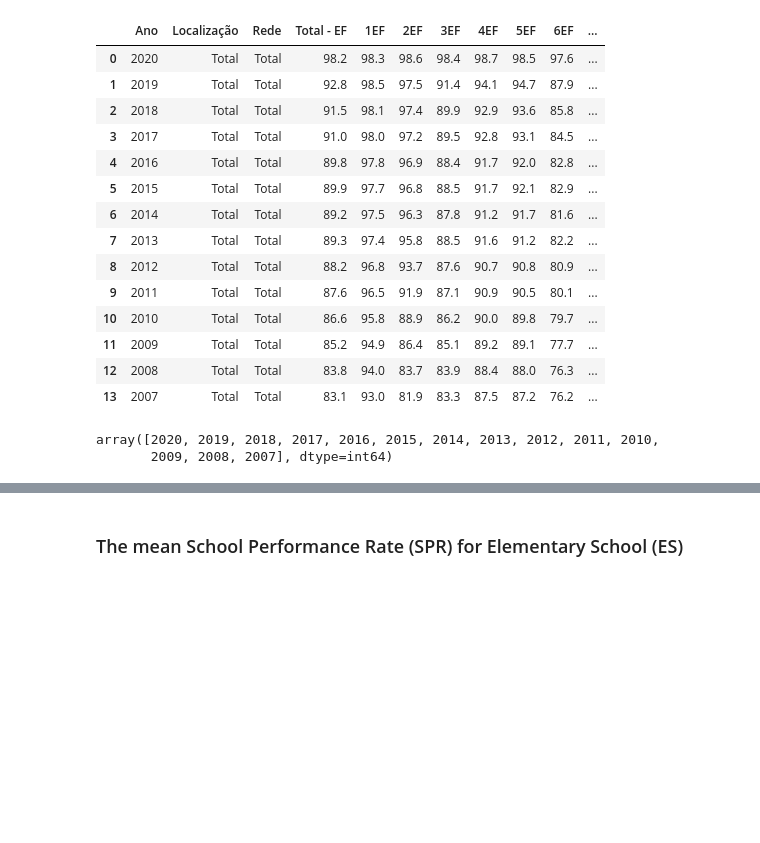
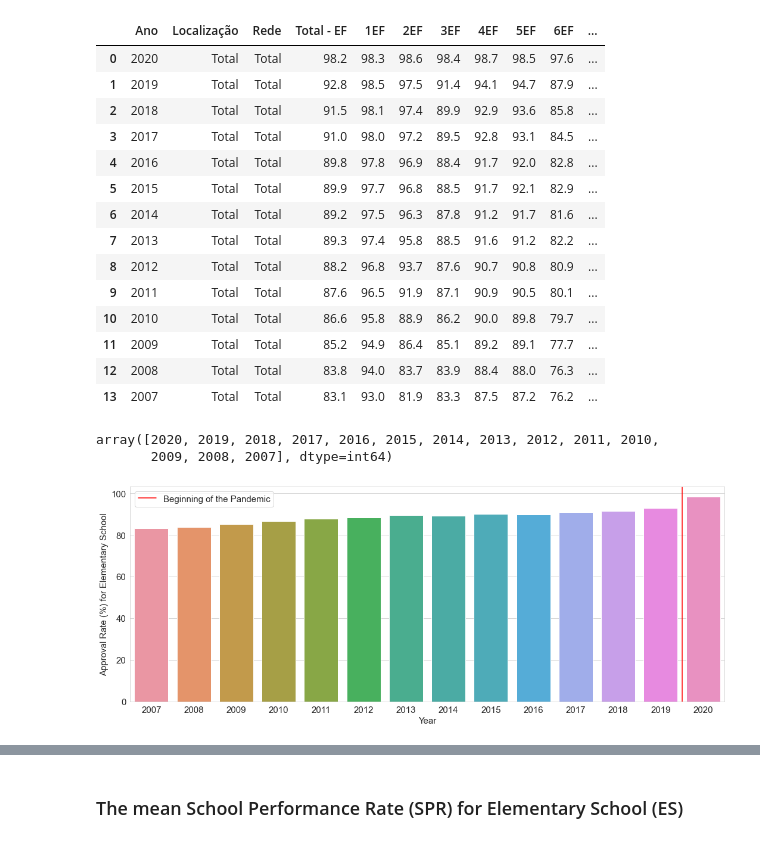
Before and after one commit to aianshay/covid-impacts-on-education, a Jupyter notebook: viz_rq1_rq2.ipynb, the cells around one changed output, grey strips where cells are left out. Drawn from its saved outputs; the diff is of its cells as text; code cells hidden in the pictures; blank space fills up the shorter version.

Commit message:
Adding bar plots for AR and FR for ES and HS separately

```diff
--- a/viz_rq1_rq2.ipynb
+++ b/viz_rq1_rq2.ipynb
@@ -30,3 +30,21 @@ data.Ano.unique()
 # %% [output]
 array([2020, 2019, 2018, 2017, 2016, 2015, 2014, 2013, 2012, 2011, 2010,
        2009, 2008, 2007], dtype=int64)
+# %%
+plt.figure(figsize=(15, 6))
+
+# plt.subplot(1, 2, 1)
+sns.barplot(x=data['Ano'], y=data['Total - EF'])
+# ax.yaxis.set_major_formatter(tkr.FuncFormatter(formatador_de_milhares))
+plt.tight_layout()
+
+plt.xlabel("Year")
+plt.ylabel("Approval Rate (%) for Elementary School")
+plt.axvline(x=12.5, label="Beginning of the Pandemic", color="red", linestyle='-')
+
+plt.rcParams.update({'font.size': 15})
+
+plt.legend()
+plt.show()
+# %% [output]
+[figure, added]
```
Also changed, not shown: parts of 3 cells of this notebook.
